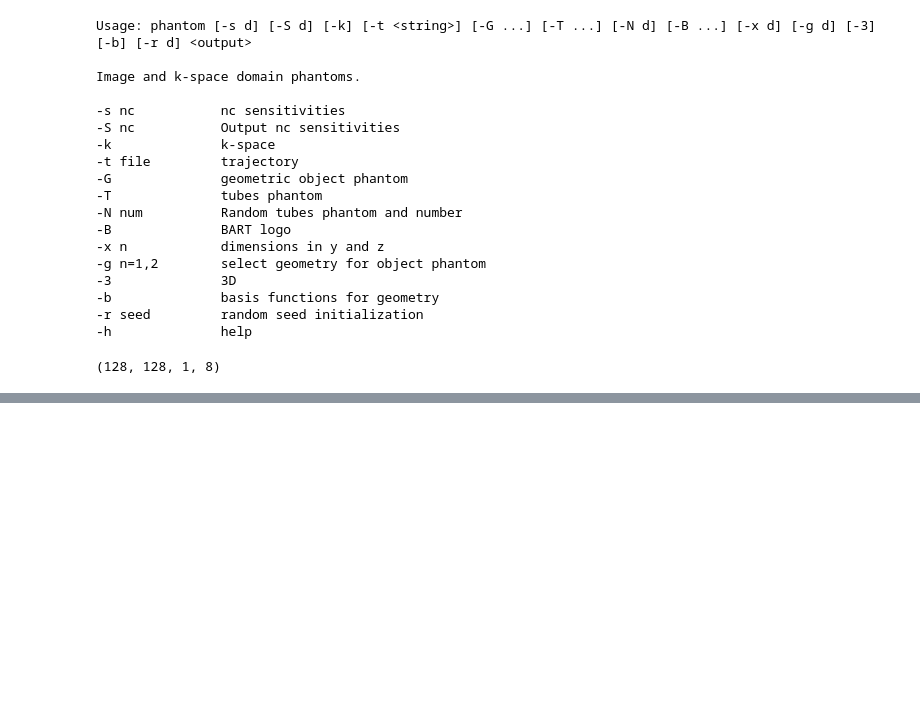
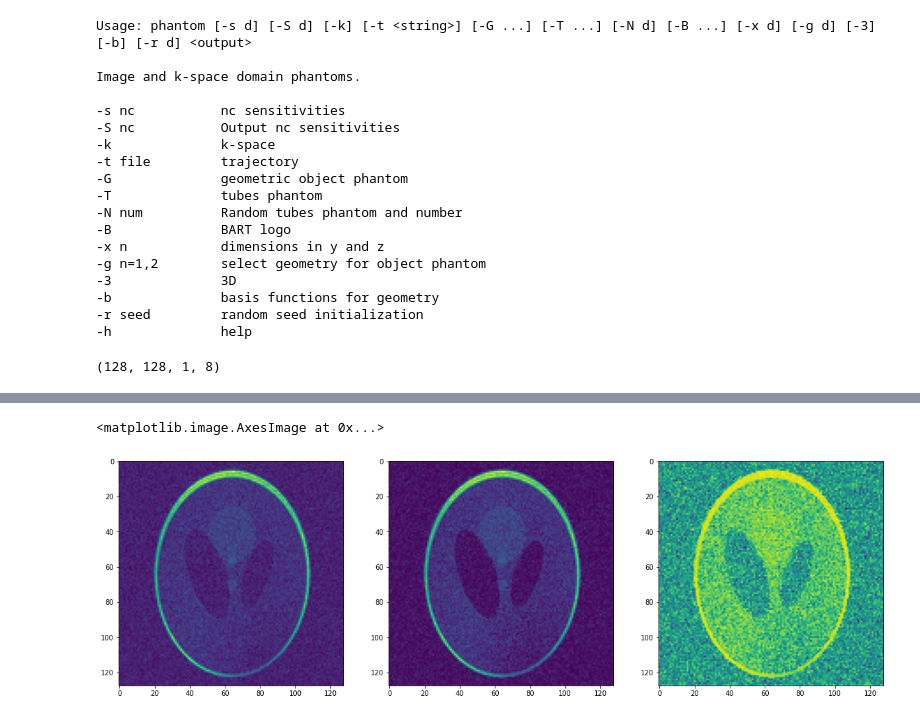
Before and after one commit to aTrotier/COURS_RECO_BART, a Jupyter notebook: cours_bart.ipynb, the cells around one changed output, grey strips where cells are left out. Saved outputs shown, nothing was run; the diff lists cells and outputs as text; code cells hidden in the pictures; blank space fills up the shorter version.

```diff
--- a/cours_bart.ipynb
+++ b/cours_bart.ipynb
@@ -303,0 +332,17 @@ Add noise with selected variance to input.
+# %%
+# combinaison idéale
+im_sens = 1/np.squeeze(np.sum(abs(sens)**2,axis=3)) * np.squeeze(np.sum(np.conj(sens) * im_8ch,axis=3))
+
+fig, ax = plt.subplots(ncols=3, figsize=(20, 10))
+# Somme des carrés
+im_sos = np.sqrt(np.sum(abs(im_8ch)**2,axis=3))
+ax[0].imshow(abs(np.squeeze(im_sos)))
+
+# sense combinaison
+ax[1].imshow(abs(np.squeeze(im_sens)))
+
+# sense combinaison
+ax[2].imshow(abs(np.squeeze(im_sens))-abs(np.squeeze(im_sos)))
+# %% [output]
+<matplotlib.image.AxesImage at 0x...>
+[figure, added]
```
Also changed, not shown: parts of 10 cells of this notebook.
